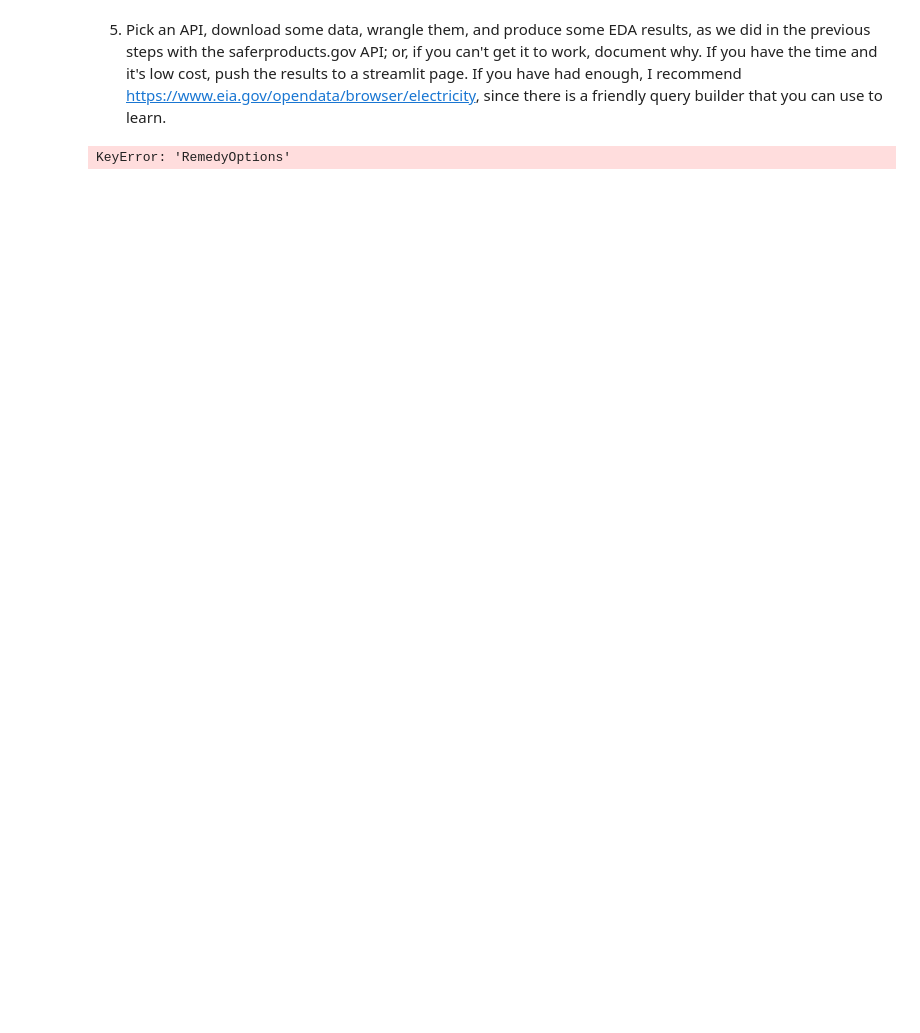
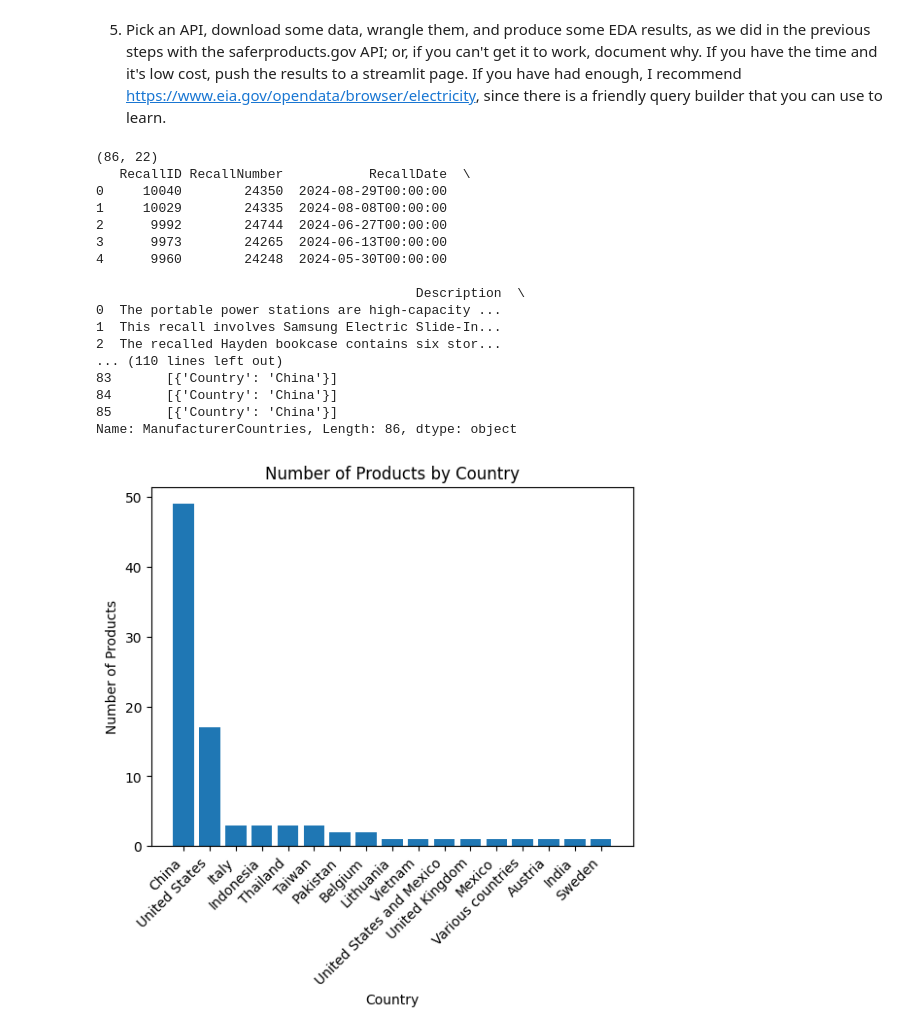
Before and after one commit to corinnakeum1/DS-4002, a Jupyter notebook: API_assignmet_CorinnaKeum.ipynb, the cells around one changed output. Drawn from its saved outputs; the diff is of its cells as text; code cells hidden in the pictures; blank space fills up the shorter version.

```diff
--- a/API_assignmet_CorinnaKeum.ipynb
+++ b/API_assignmet_CorinnaKeum.ipynb
@@ -117,32 +114,49 @@ for i in range(len(temp)): #loop through the temp column
         clean_values.append('')
 df['remedy'] = clean_values
 
 #defining the data frame
 df = pd.DataFrame.from_dict(data)
 print(df.shape)
 print(df.head())
 
 print(df['ManufacturerCountries'])
 
-data = {'ManufacturerCountries': [[{'Country': 'China'}], [{'Country': 'Thailand'}], [{'Country': 'Italy'}], [{'Country': 'China'}], [{'Country': 'China'}]]}
 df = pd.DataFrame(data)
 
 
 countries = [] # make a list to put the countries into
 for country_list in df['ManufacturerCountries']: # for the amount of countries in the DF
   for country_dict in country_list:
     countries.append(country_dict['Country'])
 # countries put into the new list
 
 
 # counting the amount of times the country is seen
 country_counts = pd.Series(countries).value_counts()
 
 # creating a bar graph
 plt.bar(country_counts.index, country_counts.values)
 plt.xlabel("Country")
+plt.xticks(rotation=45, ha='right')
 plt.ylabel("Number of Products")
 plt.title("Number of Products by Country")
 plt.show()
 # %% [output]
-KeyError: 'RemedyOptions'
+(86, 22)
+   RecallID RecallNumber           RecallDate  \
+0     10040        24350  2024-08-29T00:00:00
+1     10029        24335  2024-08-08T00:00:00
+2      9992        24744  2024-06-27T00:00:00
+3      9973        24265  2024-06-13T00:00:00
+4      9960        24248  2024-05-30T00:00:00
+
+                                         Description  \
+0  The portable power stations are high-capacity ...
+1  This recall involves Samsung Electric Slide-In...
+2  The recalled Hayden bookcase contains six stor...
+... (110 lines left out)
+83       [{'Country': 'China'}]
+84       [{'Country': 'China'}]
+85       [{'Country': 'China'}]
+Name: ManufacturerCountries, Length: 86, dtype: object
+[figure, added]
```
Also changed, not shown: parts of 1 cell of this notebook.
